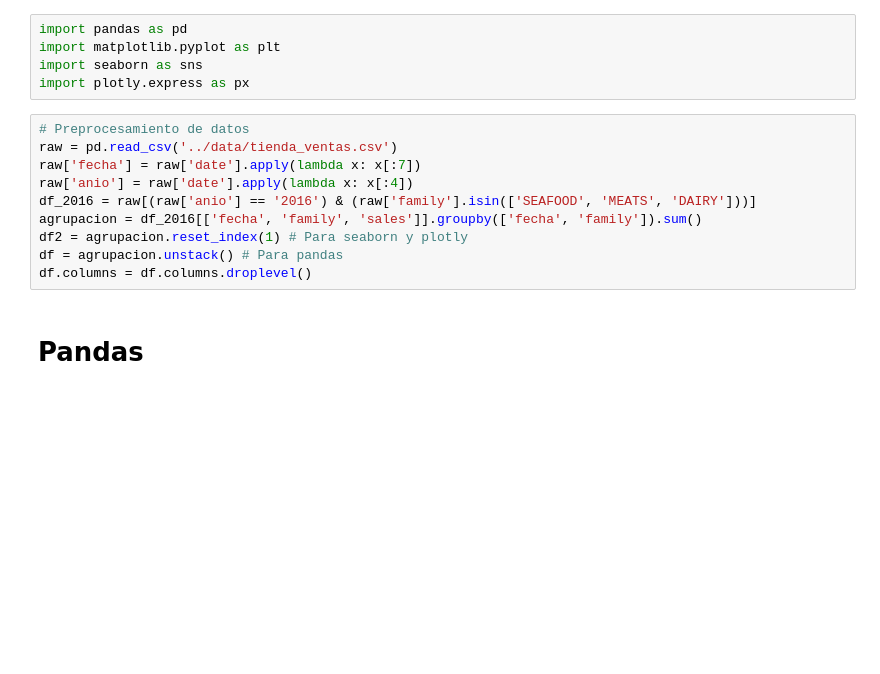
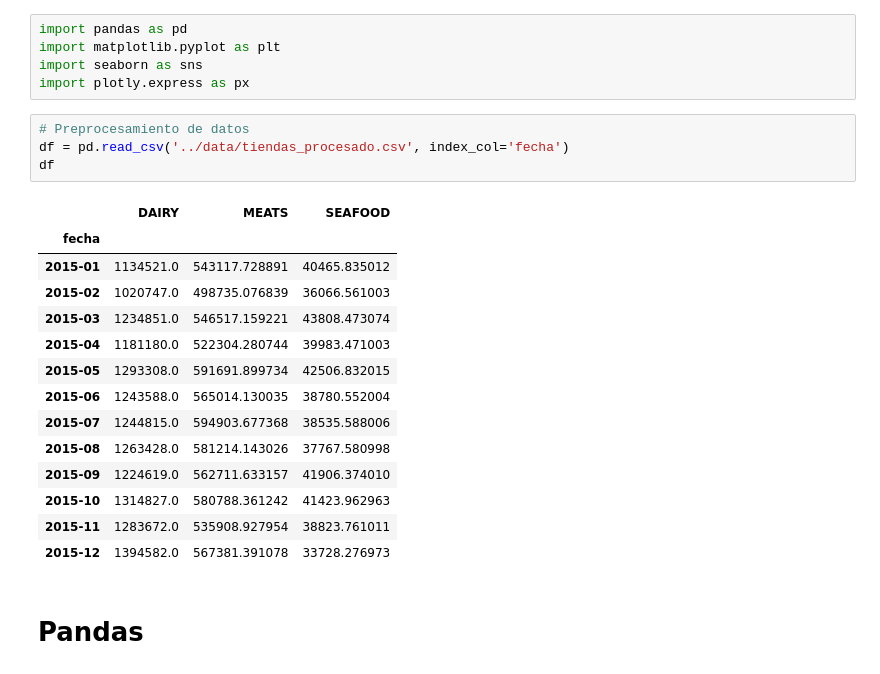
Before and after one commit to lkuffo/data-viz, a Jupyter notebook: NIVEL1.5/2_grid.ipynb, the cells around one changed output. Drawn from its saved outputs; the diff is of its cells as text; blank space fills up the shorter version.

```diff
--- a/NIVEL1.5/2_grid.ipynb
+++ b/NIVEL1.5/2_grid.ipynb
@@ -11,14 +13,23 @@ import seaborn as sns
 import plotly.express as px
 # %%
 # Preprocesamiento de datos
-raw = pd.read_csv('../data/tienda_ventas.csv')
-raw['fecha'] = raw['date'].apply(lambda x: x[:7])
-raw['anio'] = raw['date'].apply(lambda x: x[:4])
-df_2016 = raw[(raw['anio'] == '2016') & (raw['family'].isin(['SEAFOOD', 'MEATS', 'DAIRY']))]
-agrupacion = df_2016[['fecha', 'family', 'sales']].groupby(['fecha', 'family']).sum()
-df2 = agrupacion.reset_index(1) # Para seaborn y plotly
-df = agrupacion.unstack() # Para pandas
-df.columns = df.columns.droplevel()
+df = pd.read_csv('../data/tiendas_procesado.csv', index_col='fecha')
+df
+# %% [output]
+|  | DAIRY | MEATS | SEAFOOD |
+| fecha |  |  |  |
+| 2015-01 | 1134521.0 | 543117.728891 | 40465.835012 |
+| 2015-02 | 1020747.0 | 498735.076839 | 36066.561003 |
+| 2015-03 | 1234851.0 | 546517.159221 | 43808.473074 |
+| 2015-04 | 1181180.0 | 522304.280744 | 39983.471003 |
+| 2015-05 | 1293308.0 | 591691.899734 | 42506.832015 |
+| 2015-06 | 1243588.0 | 565014.130035 | 38780.552004 |
+| 2015-07 | 1244815.0 | 594903.677368 | 38535.588006 |
+| 2015-08 | 1263428.0 | 581214.143026 | 37767.580998 |
+| 2015-09 | 1224619.0 | 562711.633157 | 41906.374010 |
+| 2015-10 | 1314827.0 | 580788.361242 | 41423.962963 |
+| 2015-11 | 1283672.0 | 535908.927954 | 38823.761011 |
+| 2015-12 | 1394582.0 | 567381.391078 | 33728.276973 |
 # %% [markdown]
 # Pandas
 # %%
```
Also changed, not shown: parts of 4 cells of this notebook, 59 other files.
